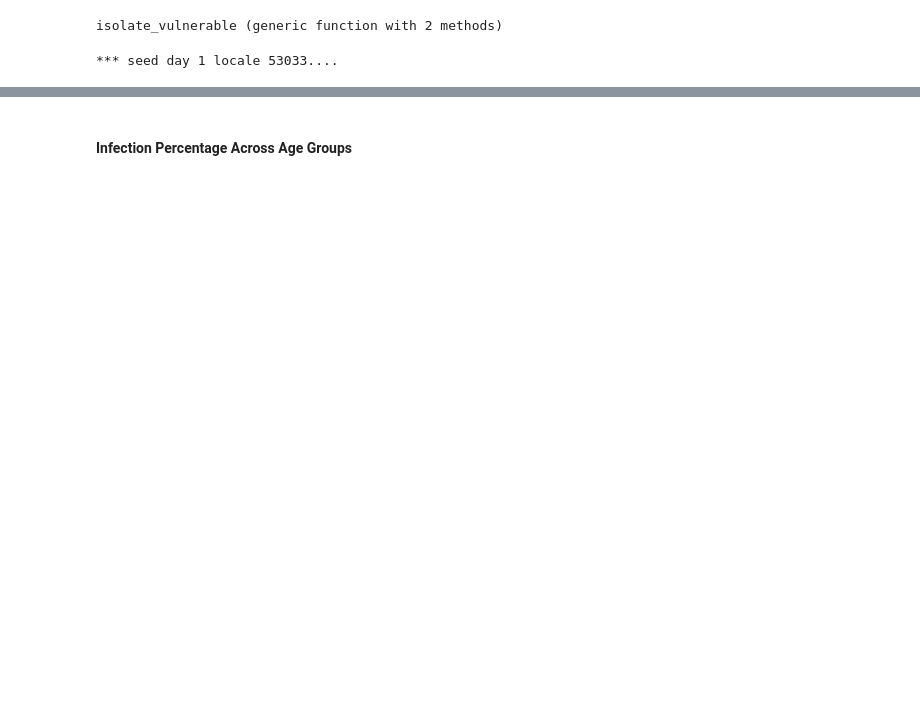
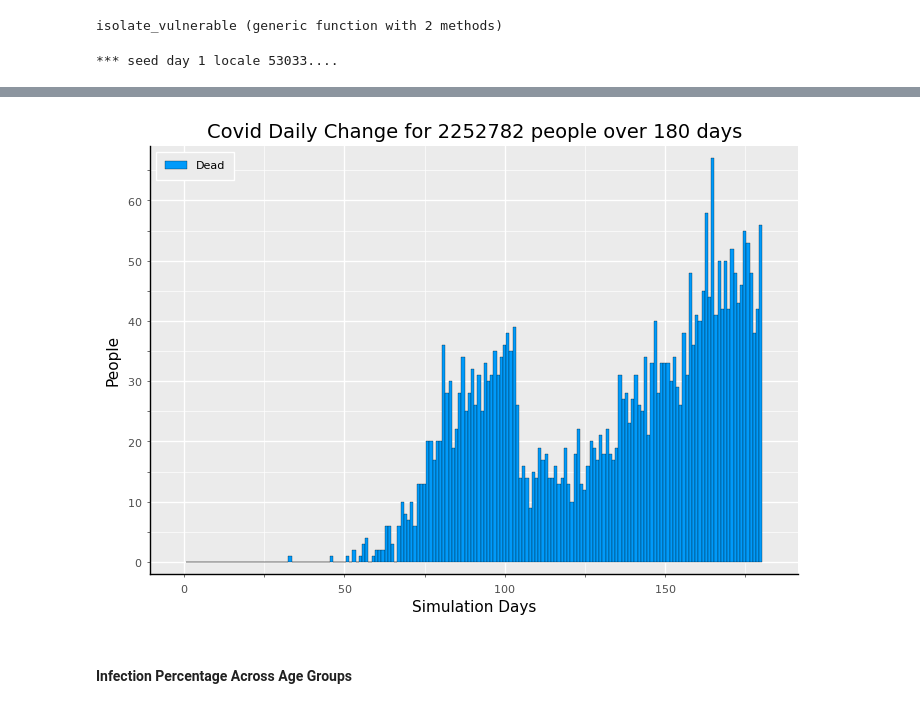
Before and after one commit to lewisl/CovidSim, a Jupyter notebook: notebooks/category_plots-group.ipynb, the cells around one changed output, grey strips where cells are left out. Cells and saved outputs as stored; diff of their text form; code cells hidden in the pictures; blank space fills up the shorter version.

```diff
--- a/notebooks/category_plots-group.ipynb
+++ b/notebooks/category_plots-group.ipynb
@@ -317,3 +317,7 @@ cumplot(series,seattle,geo=alldict["geo"])
+# %%
+newplot(series,seattle, dead)
+# %% [output]
+[figure, added]
 # %% [markdown]
 #### Infection Percentage Across Age Groups
 # %%
```
Also changed, not shown: parts of 38 cells of this notebook, 7 other files.
